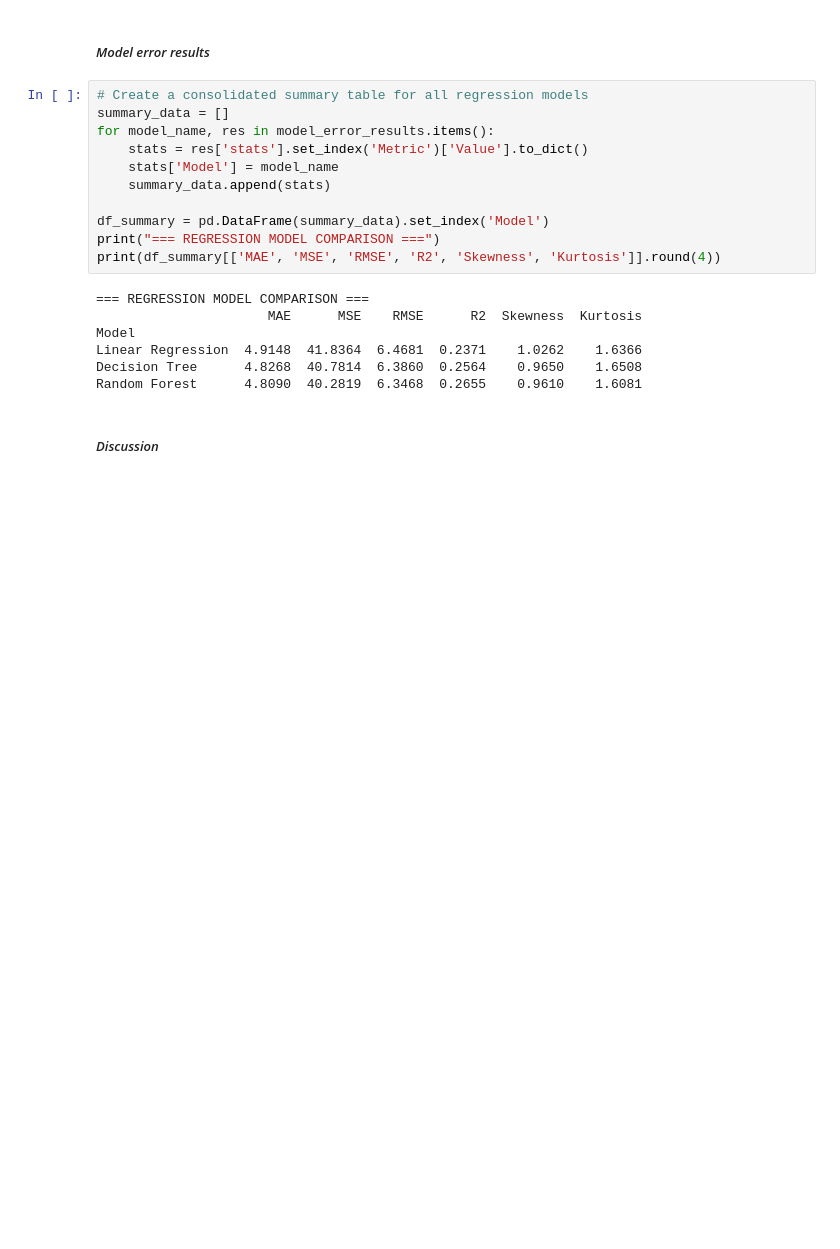
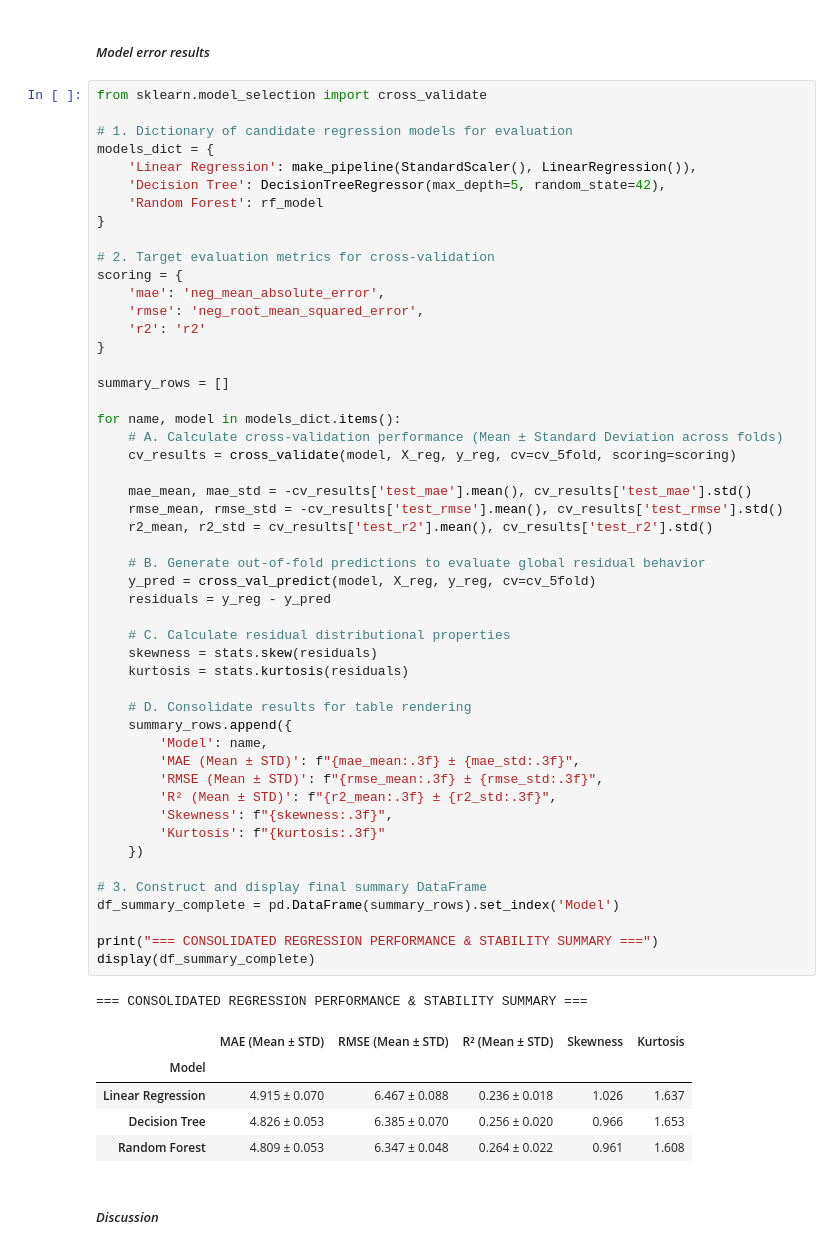
Before and after one commit to idowein/data-science-course-HIT, a Jupyter notebook: HW2/EDA_stroke_dataset.ipynb, the cells around one changed output. Saved outputs shown, nothing was run; the diff lists cells and outputs as text; blank space fills up the shorter version.

```diff
--- a/HW2/EDA_stroke_dataset.ipynb
+++ b/HW2/EDA_stroke_dataset.ipynb
@@ -1624,23 +1624,62 @@ avg_glucose_level    106.152598    113.763725    45.286260    52.945499
 # %% [markdown]
 ##### *Model error results*
 # %%
-# Create a consolidated summary table for all regression models
-summary_data = []
-for model_name, res in model_error_results.items():
-    stats = res['stats'].set_index('Metric')['Value'].to_dict()
-    stats['Model'] = model_name
-    summary_data.append(stats)
+from sklearn.model_selection import cross_validate
 
-df_summary = pd.DataFrame(summary_data).set_index('Model')
-print("=== REGRESSION MODEL COMPARISON ===")
-print(df_summary[['MAE', 'MSE', 'RMSE', 'R2', 'Skewness', 'Kurtosis']].round(4))
+# 1. Dictionary of candidate regression models for evaluation
+models_dict = {
+    'Linear Regression': make_pipeline(StandardScaler(), LinearRegression()),
+    'Decision Tree': DecisionTreeRegressor(max_depth=5, random_state=42),
+    'Random Forest': rf_model
+}
+
+# 2. Target evaluation metrics for cross-validation
+scoring = {
+    'mae': 'neg_mean_absolute_error',
+    'rmse': 'neg_root_mean_squared_error',
+    'r2': 'r2'
+}
+
+summary_rows = []
+
+for name, model in models_dict.items():
+    # A. Calculate cross-validation performance (Mean ± Standard Deviation across folds)
+    cv_results = cross_validate(model, X_reg, y_reg, cv=cv_5fold, scoring=scoring)
+
+    mae_mean, mae_std = -cv_results['test_mae'].mean(), cv_results['test_mae'].std()
+    rmse_mean, rmse_std = -cv_results['test_rmse'].mean(), cv_results['test_rmse'].std()
+    r2_mean, r2_std = cv_results['test_r2'].mean(), cv_results['test_r2'].std()
+
+    # B. Generate out-of-fold predictions to evaluate global residual behavior
+    y_pred = cross_val_predict(model, X_reg, y_reg, cv=cv_5fold)
+    residuals = y_reg - y_pred
+
+    # C. Calculate residual distributional properties
+    skewness = stats.skew(residuals)
+    kurtosis = stats.kurtosis(residuals)
+
+    # D. Consolidate results for table rendering
+    summary_rows.append({
+        'Model': name,
+        'MAE (Mean ± STD)': f"{mae_mean:.3f} ± {mae_std:.3f}",
+        'RMSE (Mean ± STD)': f"{rmse_mean:.3f} ± {rmse_std:.3f}",
+        'R² (Mean ± STD)': f"{r2_mean:.3f} ± {r2_std:.3f}",
+        'Skewness': f"{skewness:.3f}",
+        'Kurtosis': f"{kurtosis:.3f}"
+    })
+
+# 3. Construct and display final summary DataFrame
+df_summary_complete = pd.DataFrame(summary_rows).set_index('Model')
+
+print("=== CONSOLIDATED REGRESSION PERFORMANCE & STABILITY SUMMARY ===")
+display(df_summary_complete)
 # %% [output]
-=== REGRESSION MODEL COMPARISON ===
-                      MAE      MSE    RMSE      R2  Skewness  Kurtosis
-Model
-Linear Regression  4.9148  41.8364  6.4681  0.2371    1.0262    1.6366
-Decision Tree      4.8268  40.7814  6.3860  0.2564    0.9650    1.6508
-Random Forest      4.8090  40.2819  6.3468  0.2655    0.9610    1.6081
+=== CONSOLIDATED REGRESSION PERFORMANCE & STABILITY SUMMARY ===
+|  | MAE (Mean ± STD) | RMSE (Mean ± STD) | R² (Mean ± STD) | Skewness | Kurtosis |
+| Model |  |  |  |  |  |
+| Linear Regression | 4.915 ± 0.070 | 6.467 ± 0.088 | 0.236 ± 0.018 | 1.026 | 1.637 |
+| Decision Tree | 4.826 ± 0.053 | 6.385 ± 0.070 | 0.256 ± 0.020 | 0.966 | 1.653 |
+| Random Forest | 4.809 ± 0.053 | 6.347 ± 0.048 | 0.264 ± 0.022 | 0.961 | 1.608 |
 # %% [markdown]
 ##### *Discussion*
 # %% [markdown]
```
